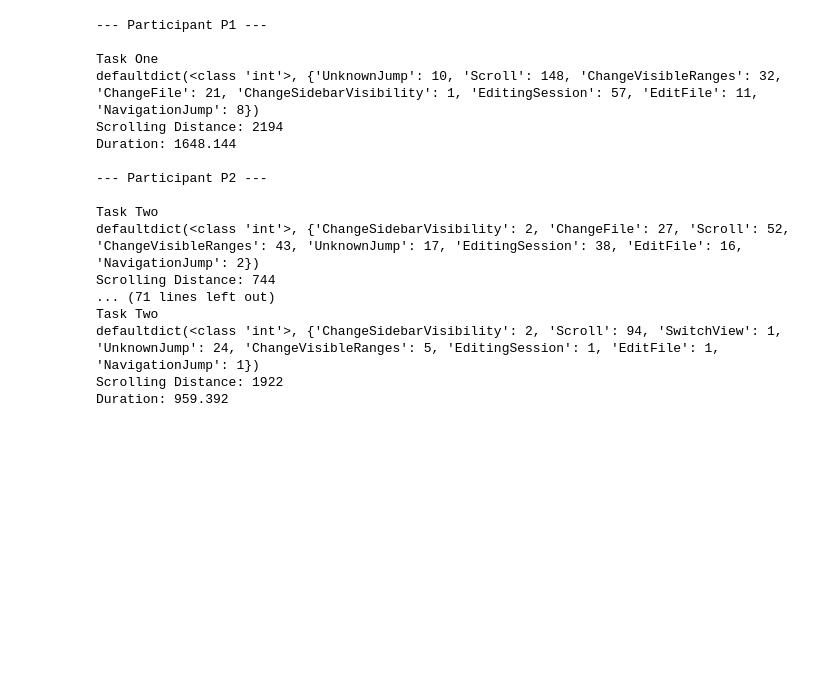
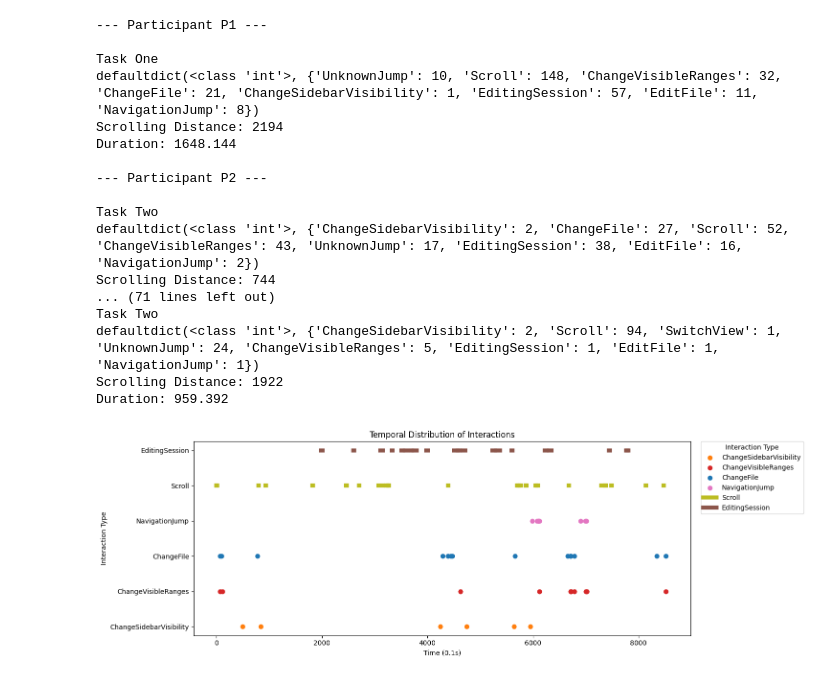
Before and after one commit to RaffaelCH/GrandFileNavigator, a Jupyter notebook: interaction_analysis/interactionAnalysis.ipynb, the cells around one changed output. Drawn from its saved outputs; the diff is of its cells as text; code cells hidden in the pictures; blank space fills up the shorter version.

Commit message:
Interactions visualization.

```diff
--- a/interaction_analysis/interactionAnalysis.ipynb
+++ b/interaction_analysis/interactionAnalysis.ipynb
@@ -142,3 +159,93 @@ Task Two
 defaultdict(<class 'int'>, {'ChangeSidebarVisibility': 2, 'Scroll': 94, 'SwitchView': 1, 'UnknownJump': 24, 'ChangeVisibleRanges': 5, 'EditingSession': 1, 'EditFile': 1, 'NavigationJump': 1})
 Scrolling Distance: 1922
 Duration: 959.392
+# %%
+import matplotlib
+import matplotlib.pyplot as plt
+
+interactions = participants[6].interactionsTaskOne
+
+interactions = [i for i in interactions if i['interactionType'] != "EditFile" and i['interactionType'] != "UnknownJump"]
+interactions = remove_micronavigations(interactions, 6)
+
+interactions_start = interactions[0]["timeStamp"]
+for interaction in interactions:
+    interaction["timeStamp"] = interaction["timeStamp"] - interactions_start
+    if "startTime" in interaction:
+         interaction["startTime"] = interaction["startTime"] - interactions_start
+    if "endTime" in interaction:
+         interaction["endTime"] = interaction["endTime"] - interactions_start
+
+step_size = 100 # plot step size in ms
+
+# Separate interactions
+point_interactions = []
+duration_interactions = []
+
+for item in interactions:
+    if 'startTime' in item and 'endTime' in item:
+        duration_interactions.append({
+            'type': item['interactionType'],
+            'start': item['startTime'],
+            'end': item['endTime']
+        })
+    elif 'timeStamp' in item:
+        point_interactions.append({
+            'type': item['interactionType'],
+            'time': item['timeStamp'] / step_size
+        })
+
+# Unique interaction types
+all_types = set([i['type'] for i in point_interactions + duration_interactions])
+
+# Assign colors
+color_map = matplotlib.colormaps['tab10']  # Use a standard colormap
+type_to_color = {itype: color_map(i / len(all_types)) for i, itype in enumerate(sorted(all_types))}
+
+# Create plot
+fig, ax = plt.subplots(figsize=(15, 5))
+
+# Plot point interactions
+for i_type in all_types:
+    times = [p['time'] for p in point_interactions if p['type'] == i_type]
+    ax.scatter(
+        times,
+        [i_type] * len(times),
+        label=f'{i_type}' if times else "",
+        marker='o',
+        s=40,
+        color=type_to_color[i_type]
+    )
+
+# Plot duration interactions
+for i_type in all_types:
+    relevant = [d for d in duration_interactions if d['type'] == i_type]
+    for i, d in enumerate(relevant):
+        start, end = d['start'], d['end']
+        if end - start < step_size:
+            if (start + end) > step_size:
+                end += step_size
+            else:
+                start -= step_size
+        ax.plot(
+            [start / step_size, end / step_size],
+            [i_type, i_type],
+            linewidth=6,
+            color=type_to_color[i_type],
+            label=f'{i_type}' if i == 0 else ""
+        )
+
+# Formatting
+ax.set_xlabel("Time (0.1s)")
+ax.set_ylabel("Interaction Type")
+ax.legend(
+    title="Interaction Type",
+    bbox_to_anchor=(1.02, 1),
+    loc='upper left',
+    borderaxespad=0
+)
+plt.title("Temporal Distribution of Interactions")
+plt.tight_layout()
+plt.show()
+# %% [output]
+[figure, added]
```
Also changed, not shown: parts of 2 cells of this notebook, 1 other file.
